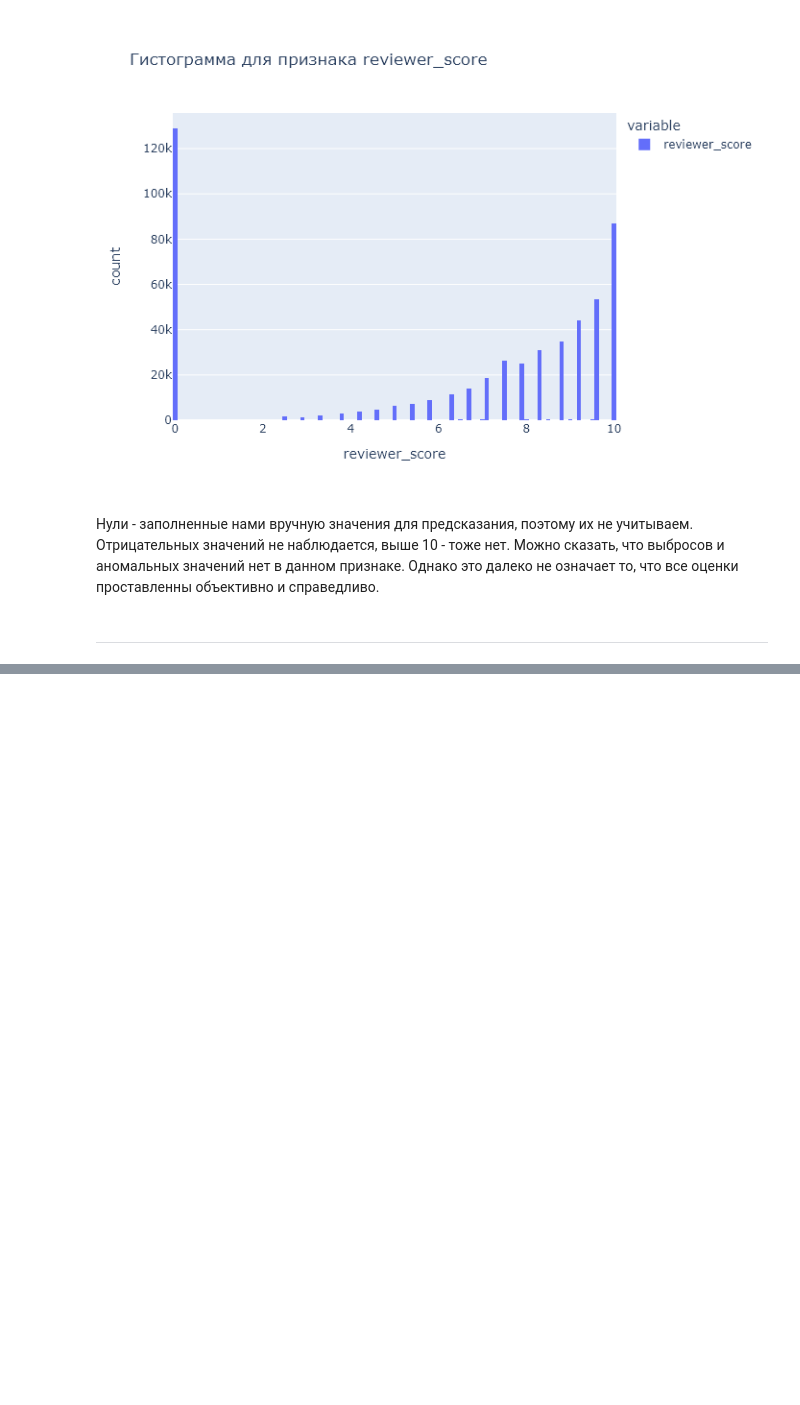
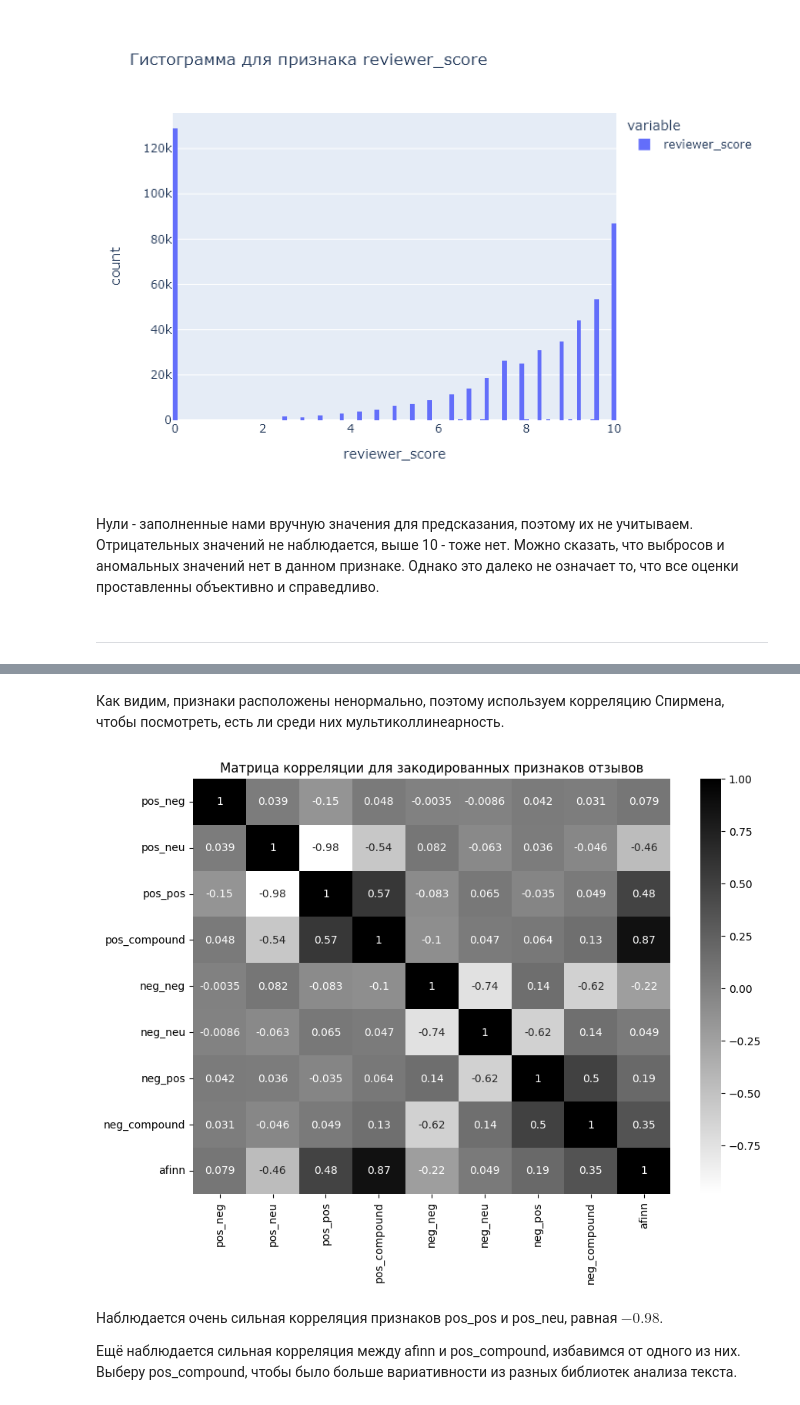
Before and after one commit to esta1d/Data_Science_learning, a Jupyter notebook: PROJECT/PROJECT-3/PROJ.ipynb, the cells around one changed output, grey strips where cells are left out. Saved outputs shown, nothing was run; the diff lists cells and outputs as text; code cells hidden in the pictures; blank space fills up the shorter version.

```diff
--- a/PROJECT/PROJECT-3/PROJ.ipynb
+++ b/PROJECT/PROJECT-3/PROJ.ipynb
@@ -502,0 +1010,12 @@ ___
+# %% [markdown]
+Как видим, признаки расположены ненормально, поэтому используем корреляцию Спирмена, чтобы посмотреть, есть ли среди них мультиколлинеарность.
+# %%
+plt.figure(figsize=(10, 7))
+corr_heatmap = sns.heatmap(reviews.corr(numeric_only=True, method='spearman'), annot=True, cmap='binary')
+corr_heatmap.set_title('Матрица корреляции для закодированных признаков отзывов');
+# %% [output]
+[figure, added]
+# %% [markdown]
+Наблюдается очень сильная корреляция признаков pos_pos и pos_neu, равная $-0.98$.
+
+Ещё наблюдается сильная корреляция между afinn и pos_compound, избавимся от одного из них. Выберу pos_compound, чтобы было больше вариативности из разных библиотек анализа текста.
```
Also changed, not shown: parts of 62 cells of this notebook.
